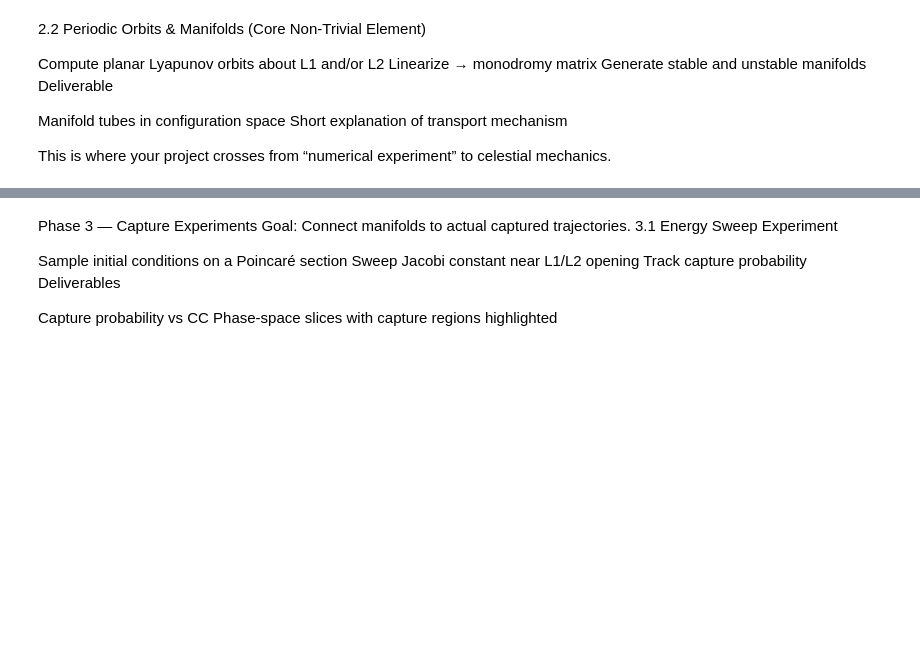
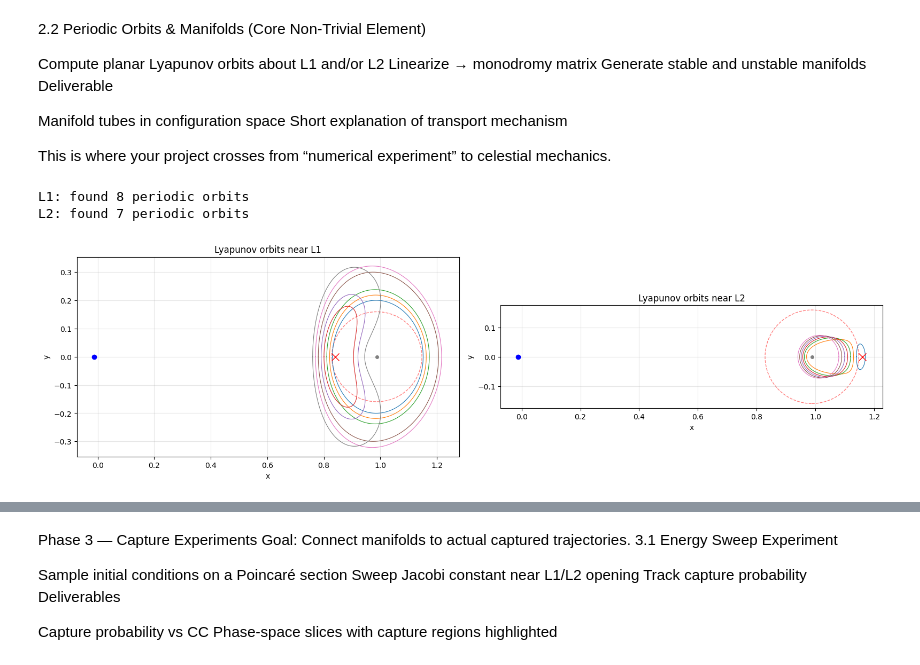
Before and after one commit to aeroNJneer/ASEN-6062, a Jupyter notebook: homework/project/MoonCaptureProject.ipynb, the cells around one changed output, grey strips where cells are left out. Saved outputs shown, nothing was run; the diff lists cells and outputs as text; code cells hidden in the pictures; blank space fills up the shorter version.

```diff
--- a/homework/project/MoonCaptureProject.ipynb
+++ b/homework/project/MoonCaptureProject.ipynb
@@ -512,6 +544,9 @@ Short explanation of transport mechanism
 
 This is where your project crosses from “numerical experiment” to celestial mechanics.
 # %%
+from matplotlib.patches import Circle
+masses = np.array([1 - mu, mu, 1e-20])
+
 # Compute planar Lyapunov orbits about L1 and/or L2 and analyze their stability properties.
 
 def state_transition_matrix(t, Y, mu, masses):
@@ -546,15 +581,20 @@ def state_transition_matrix(t, Y, mu, masses):
     dPhi = (A @ Phi).flatten()
     return np.concatenate([dstate, dPhi])
 
+def shooting_lyapunov(mu, masses, Lx, dx, tol=1e-10, max_iter=50):
+    """Differential-correction shooter for a planar Lyapunov orbit.
+    dx = offset from Lagrange point along x-axis.
+    Returns (state0, period) for the symmetric periodic orbit."""
+    x0 = Lx + dx
 
-def shooting_lyapunov(mu, masses, Lx, amp_y, tol=1e-10, max_iter=30):
-    """Differential-correction shooter for a planar Lyapunov orbit.
-    Returns (state0, period) for the symmetric periodic orbit."""
-    x0_guess = Lx
-    vy0_guess = 0.0
+    # Estimate initial vy from linearized dynamics near Lx
+    r1 = abs(x0 - (-mu));  r2 = abs(x0 - (1 - mu))
+    Uxx = 1 - (1-mu)/r1**3 - mu/r2**3 + 3*(1-mu)*(x0+mu)**2/r1**5 + 3*mu*(x0-1+mu)**2/r2**5
+    # vy \approx |dx| * sqrt(|Uxx|) if Uxx < 0 (which it is near L1/L2)
+    vy0 = -abs(dx) * np.sqrt(abs(Uxx)) if Uxx < 0 else -0.01 * abs(dx)
 
     for iteration in range(max_iter):
-        state0 = np.array([x0_guess, 0.0, 0.0, 0.0, amp_y, 0.0])
+        state0 = np.array([x0, 0.0, 0.0, 0.0, vy0, 0.0])
         Phi0 = np.eye(6).flatten()
         Y0 = np.concatenate([state0, Phi0])
 
@@ -566,12 +606,18 @@ def shooting_lyapunov(mu, masses, Lx, amp_y, tol=1e-10, max_iter=30):
         sol = solve_ivp(state_transition_matrix,
                         (0, 20), Y0, args=(mu, masses),
                         events=y_cross, rtol=1e-12, atol=1e-14,
-                        method='DOP853', max_step=0.01)
+                        method='DOP853', max_step=0.005,
+                        dense_output=True)
 
         if len(sol.t_events[0]) == 0:
             raise RuntimeError("No y=0 crossing found")
 
         t_half = sol.t_events[0][0]
+        if t_half < 1e-10:
+            # Event fired at t=0; flip vy sign
+            vy0 = -vy0
+            continue
+
         Y_half = sol.y_events[0][0]
         state_half = Y_half[:6]
         Phi_half = Y_half[6:].reshape((6, 6))
@@ -583,28 +629,28 @@ def shooting_lyapunov(mu, masses, Lx, amp_y, tol=1e-10, max_iter=30):
 
         f_half = np.array(equations_of_motion(t_half, state_half, mu, masses))
         vy_half = state_half[4]
-        dvx_dx0 = Phi_half[3, 0] - f_half[3] * Phi_half[1, 0] / vy_half
+        if abs(vy_half) < 1e-15:
+            raise RuntimeError("vy at half-period is zero")
+
         dvx_dvy0 = Phi_half[3, 4] - f_half[3] * Phi_half[1, 4] / vy_half
-
-        dX = np.linalg.solve(
-            np.array([[dvx_dx0, dvx_dvy0]]).T @ np.array([[dvx_dx0, dvx_dvy0]]),
-            np.array([[dvx_dx0, dvx_dvy0]]).T @ np.array([[-vx_half]])
-        ).flatten()
-
-        x0_guess += dX[0]
-        amp_y += dX[1]
+        if abs(dvx_dvy0) < 1e-14:
+            raise RuntimeError("Singular correction matrix")
+        vy0 -= vx_half / dvx_dvy0
 
     raise RuntimeError("Shooter did not converge")
-
 
 # ── Compute Lyapunov family for L1 and L2 ─────────────────────────
 results = {}
 for name, Lx in [("L1", L1_x), ("L2", L2_x)]:
-    amps = np.linspace(0.005, 0.08, 8)
+    dx_offsets = np.linspace(0.01, 0.08, 8)
     family = []
-    for amp in amps:
+    for dx in dx_offsets:
         try:
-            s0, T = shooting_lyapunov(mu, masses, Lx, amp)
+            # Try both dx signs to handle different Lagrange point geometries
+            try:
+                s0, T = shooting_lyapunov(mu, masses, Lx, -dx)
+            except RuntimeError:
+                s0, T = shooting_lyapunov(mu, masses, Lx, dx)
             family.append((s0.copy(), T))
         except RuntimeError:
             continue
@@ -618,36 +664,47 @@ for idx, name in enumerate(["L1", "L2"]):
     ax.set_title(f"Lyapunov orbits near {name}")
     Lx_val = L1_x if name == "L1" else L2_x
     for s0, T in results[name]:
-        t_orb, xo, yo, zo, _, _, _ = integrate_orbits(
-            mu, masses, s0.tolist(), (0, T), T / 2000
-        )
-        ax.plot(xo, yo, linewidth=0.8)
+        if T <= 0 or not np.isfinite(T):
+            continue
+        n_pts = max(500, int(round(2000 * T / 6.0)))
+        t_eval = np.linspace(0, T, n_pts)
+        sol = solve_ivp(equations_of_motion, (0, T), s0,
+                        args=(mu, masses), t_eval=t_eval,
+                        method='DOP853', rtol=1e-10, atol=1e-12)
+        ax.plot(sol.y[0], sol.y[1], linewidth=0.8)
     ax.plot(*pos_earth[:2], 'bo', ms=6)
     ax.plot(*pos_moon[:2], 'o', color='gray', ms=4)
     ax.plot(Lx_val, 0, 'rx', ms=10)
     circle_h = Circle(pos_moon[:2], hill_radius, fill=False,
                       linestyle='--', color='red', alpha=0.5)
     ax.add_patch(circle_h)
     ax.set_xlabel("x"); ax.set_ylabel("y")
     ax.set_aspect('equal')
     ax.grid(True, alpha=0.3)
 plt.tight_layout()
 plt.show()
 
 # ── Monodromy matrix & stability indices ───────────────────────────
 print("\nStability analysis (monodromy eigenvalues):")
 for name in ["L1", "L2"]:
     print(f"\n  {name} family:")
     for k, (s0, T) in enumerate(results[name]):
+        if T <= 0 or not np.isfinite(T):
+            print(f"    orbit {k}: skipped (invalid T={T})")
+            continue
         Phi0 = np.eye(6).flatten()
         Y0 = np.concatenate([s0, Phi0])
         sol = solve_ivp(state_transition_matrix,
                         (0, T), Y0, args=(mu, masses),
                         rtol=1e-12, atol=1e-14,
                         method='DOP853', max_step=T / 2000)
         Phi_T = sol.y[6:, -1].reshape((6, 6))
         evals = np.linalg.eigvals(Phi_T)
         si = 0.5 * np.abs(evals[np.argmax(np.abs(evals))]
                           + 1.0 / evals[np.argmax(np.abs(evals))])
         print(f"    orbit {k}: T={T:.4f}  stability index={si.real:.4f}  "
               f"|lambda_max|={np.max(np.abs(evals)):.4f}")
+# %% [output]
+L1: found 8 periodic orbits
+L2: found 7 periodic orbits
+[figure, added]
```
Also changed, not shown: parts of 8 cells of this notebook, 1 other file.
